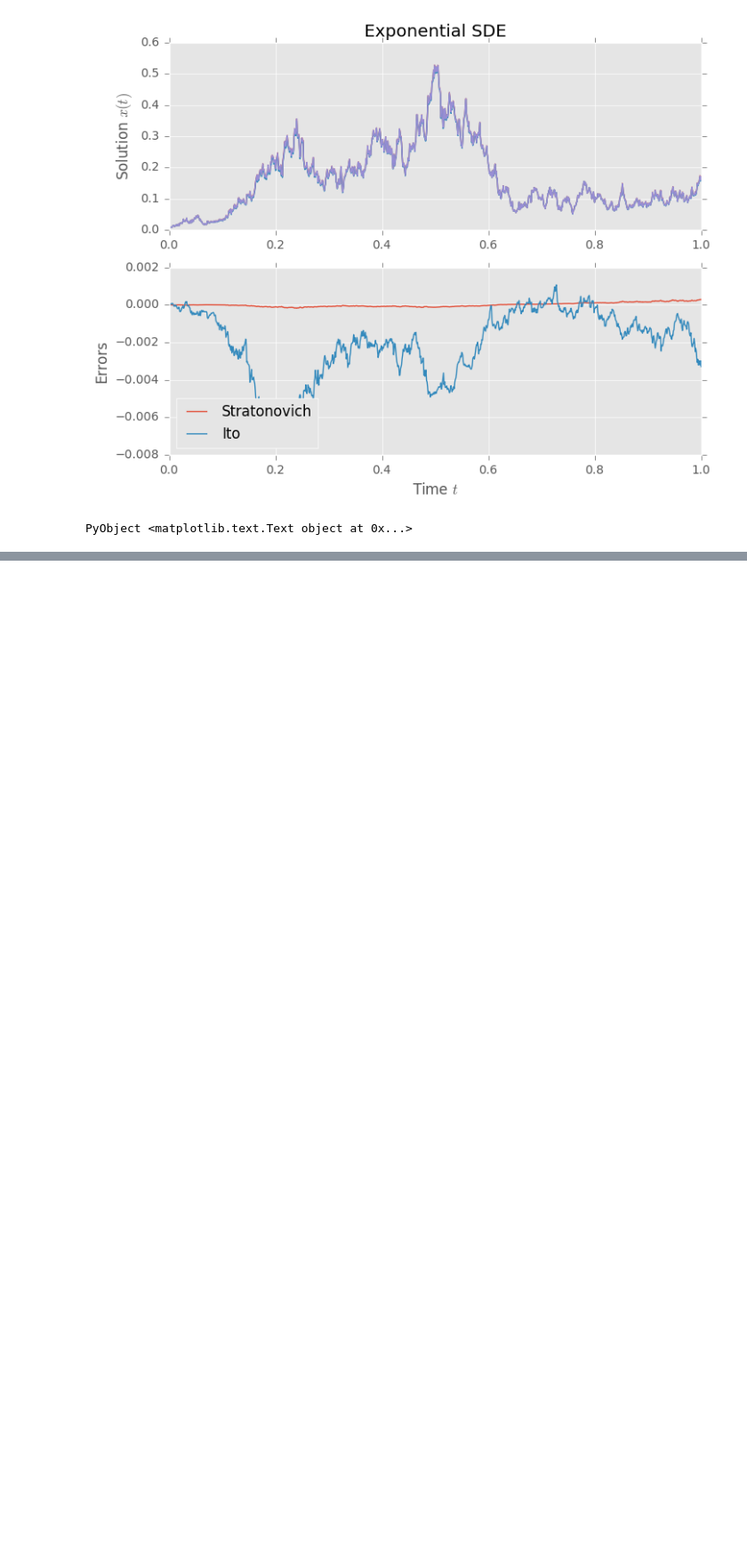
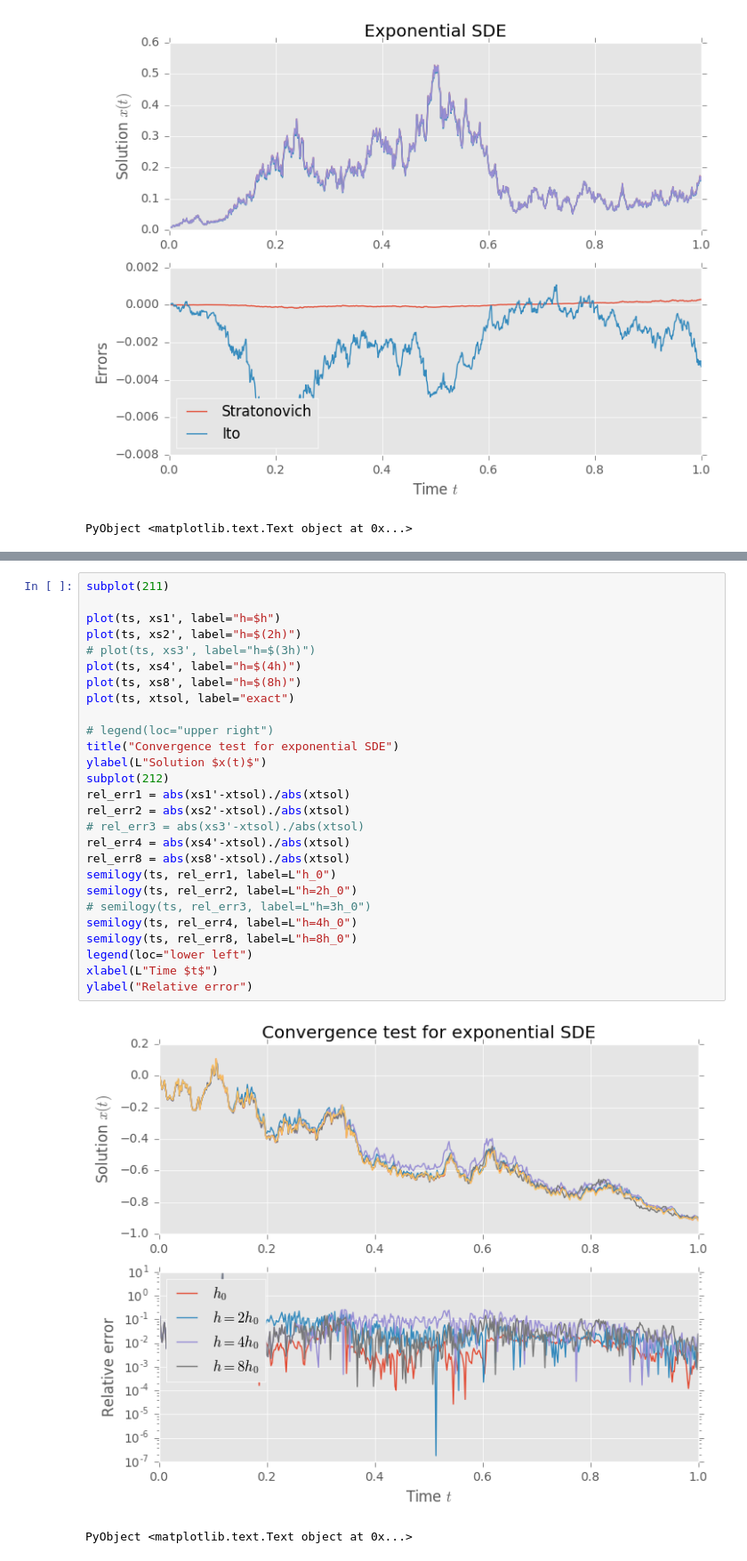
Before and after one commit to ntezak/StochasticEuler.jl, a Jupyter notebook: examples/introduction.ipynb, the cells around one changed output, grey strips where cells are left out. Shown at 89% size. Saved outputs shown, nothing was run; the diff lists cells and outputs as text; blank space fills up the shorter version.

```diff
--- a/examples/introduction.ipynb
+++ b/examples/introduction.ipynb
@@ -228,0 +288,30 @@ PyObject <matplotlib.text.Text object at 0x...>
+# %%
+subplot(211)
+
+plot(ts, xs1', label="h=$h")
+plot(ts, xs2', label="h=$(2h)")
+# plot(ts, xs3', label="h=$(3h)")
+plot(ts, xs4', label="h=$(4h)")
+plot(ts, xs8', label="h=$(8h)")
+plot(ts, xtsol, label="exact")
+
+# legend(loc="upper right")
+title("Convergence test for exponential SDE")
+ylabel(L"Solution $x(t)$")
+subplot(212)
+rel_err1 = abs(xs1'-xtsol)./abs(xtsol)
+rel_err2 = abs(xs2'-xtsol)./abs(xtsol)
+# rel_err3 = abs(xs3'-xtsol)./abs(xtsol)
+rel_err4 = abs(xs4'-xtsol)./abs(xtsol)
+rel_err8 = abs(xs8'-xtsol)./abs(xtsol)
+semilogy(ts, rel_err1, label=L"h_0")
+semilogy(ts, rel_err2, label=L"h=2h_0")
+# semilogy(ts, rel_err3, label=L"h=3h_0")
+semilogy(ts, rel_err4, label=L"h=4h_0")
+semilogy(ts, rel_err8, label=L"h=8h_0")
+legend(loc="lower left")
+xlabel(L"Time $t$")
+ylabel("Relative error")
+# %% [output]
+[figure, added]
+PyObject <matplotlib.text.Text object at 0x...>
```
Also changed, not shown: parts of 10 cells of this notebook.
